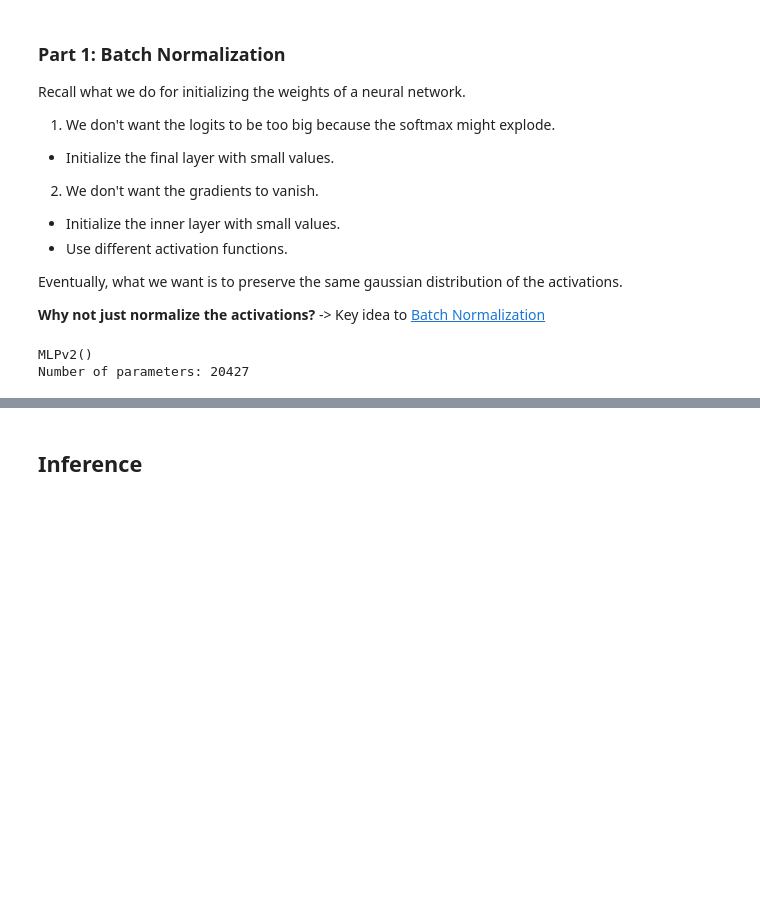
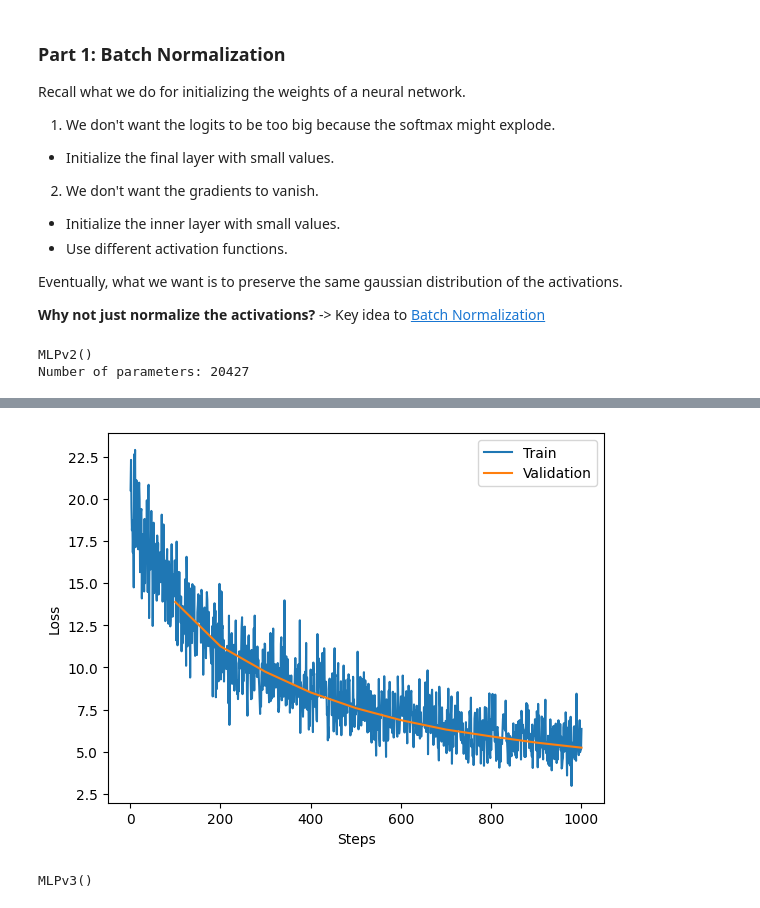
Before and after one commit to PathFinderKR/LLM101, a Jupyter notebook: notebooks/Lectures/Lecture_06.ipynb, the cells around one changed output, grey strips where cells are left out. Saved outputs shown, nothing was run; the diff lists cells and outputs as text; code cells hidden in the pictures; blank space fills up the shorter version.

```diff
--- a/notebooks/Lectures/Lecture_06.ipynb
+++ b/notebooks/Lectures/Lecture_06.ipynb
@@ -255,12 +250,12 @@ class MLPv2(nn.Module):
         # Batch Normalization
         ################################################################################
         # TODO:                                                                        #
-        # Implement the MLP model.                                                     #
+        # Implement the batch normalization for the hidden layer.                      #
         ################################################################################
         # *****START OF YOUR CODE (DO NOT DELETE/MODIFY THIS LINE)*****
-        mean = x.mean(dim=0, keepdim=True)  # (1, d_hidden)
-        std = x.std(dim=0, keepdim=True)  # (1, d_hidden)
-        #x = self.gamma * (x - mean) / (std + 1e-6) + self.beta  # (batch_size, d_hidden)
+        mean = x.mean(dim=0, keepdim=True)
+        std = x.std(dim=0, keepdim=True) + 1e-8  # add small value to avoid division by zero
+        x = self.gamma * (x - mean) / std + self.beta  # (batch_size, d_hidden)
         # *****END OF YOUR CODE (DO NOT DELETE/MODIFY THIS LINE)*****
 
         h = F.tanh(x)  # (batch_size, d_hidden)
@@ -285,7 +280,6 @@ train(
     max_steps=MLPConfig.max_steps,
     lr=MLPConfig.lr,
     val_interval=MLPConfig.val_interval,
-    log_interval=MLPConfig.log_interval,
     device=MLPConfig.device
 )
 # %% [output]
@@ -292,0 +297 @@ Error: You must call wandb.init() before wandb.watch()
+[figure, added]
@@ -327,2 +364,18 @@ class MLPv3(nn.Module):
-# %% [markdown]
-## Inference
+# %%
+# mlpV3 = Kaiming_init=False, BatchNorm=False
+# mlpV4 = Kaiming_init=True, BatchNorm=False
+# mlpV5 = Kaiming_init=False, BatchNorm=True
+
+mlpV3 = MLPv3(MLPConfig.vocab_size, MLPConfig.context_size, MLPConfig.d_embed, MLPConfig.d_hidden,
+              kaiming_init=False, batch_norm=False)
+mlpV3.to(MLPConfig.device)
+
+mlpV4 = MLPv3(MLPConfig.vocab_size, MLPConfig.context_size, MLPConfig.d_embed, MLPConfig.d_hidden,
+              kaiming_init=True, batch_norm=False)
+mlpV4.to(MLPConfig.device)
+
+mlpV5 = MLPv3(MLPConfig.vocab_size, MLPConfig.context_size, MLPConfig.d_embed, MLPConfig.d_hidden,
+              kaiming_init=False, batch_norm=True)
+mlpV5.to(MLPConfig.device)
+# %% [output]
+MLPv3()
```
Also changed, not shown: parts of 11 cells of this notebook, 2 other files.
